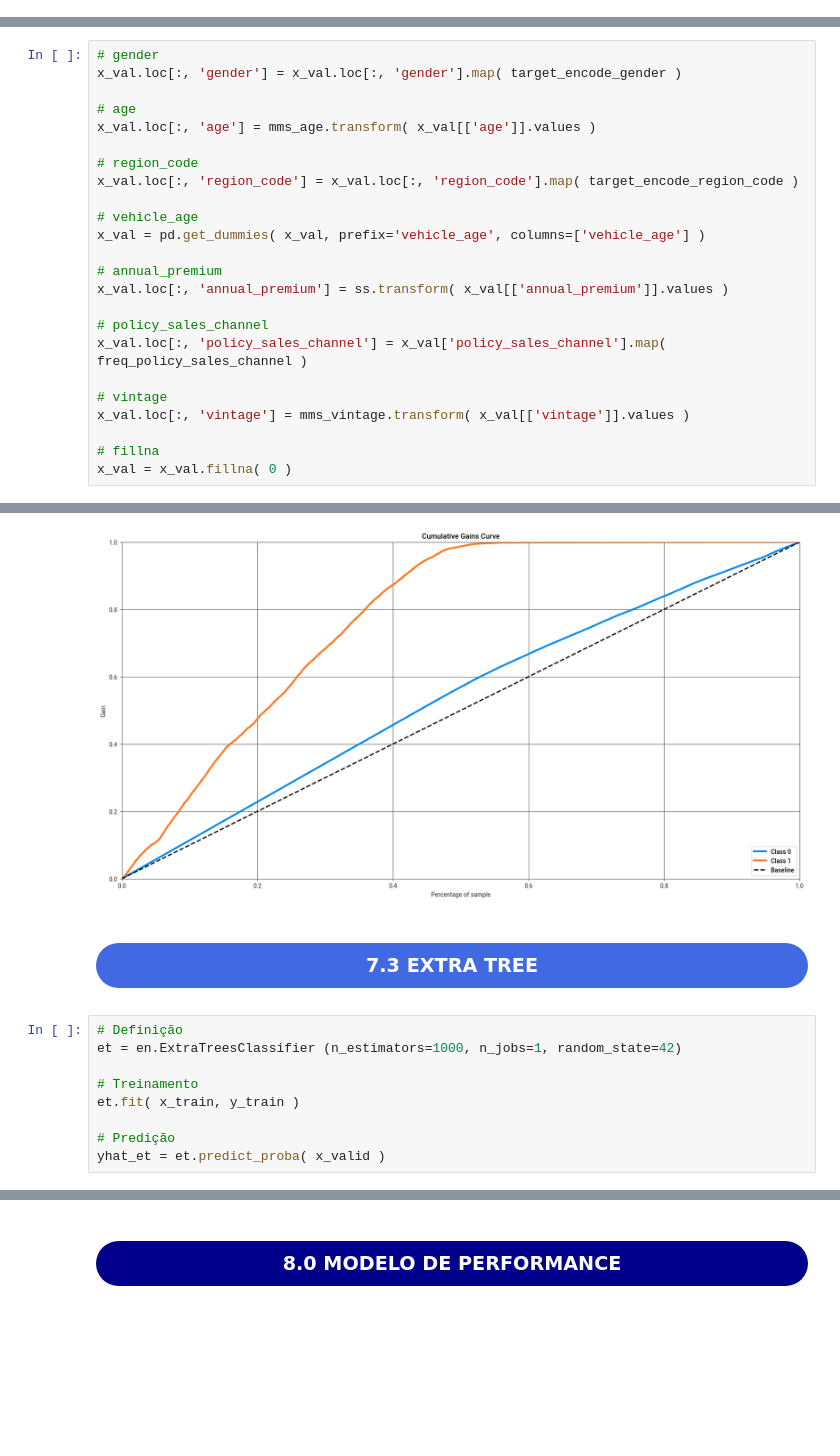
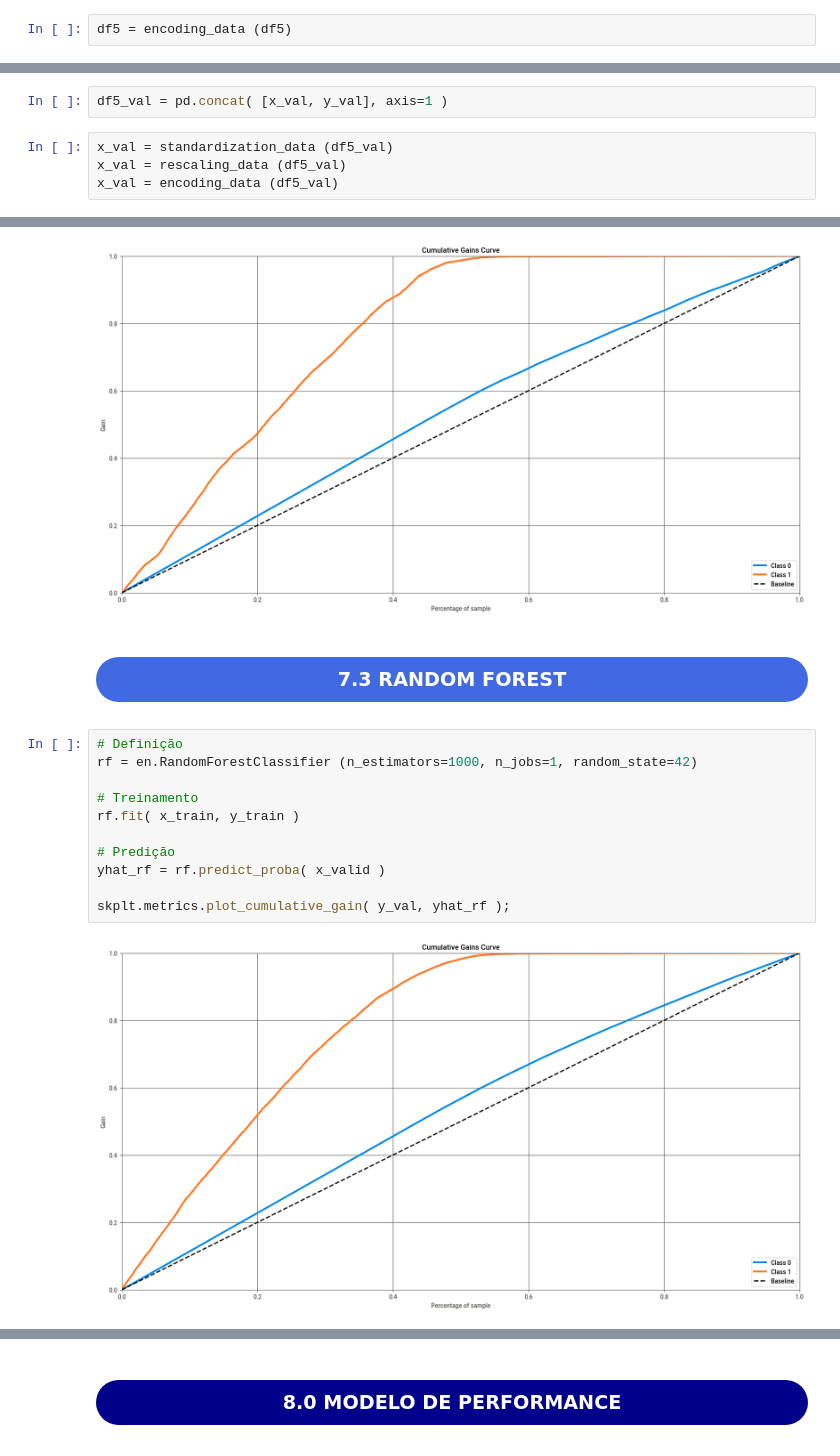
Before and after one commit to alexandrerss/health_insurance, a Jupyter notebook: notebook/PA004_v1.ipynb, the cells around one changed output, grey strips where cells are left out. Drawn from its saved outputs; the diff is of its cells as text; blank space fills up the shorter version.

```diff
--- a/notebook/PA004_v1.ipynb
+++ b/notebook/PA004_v1.ipynb
@@ -369,26 +446,10 @@ pickle.dump(freq_policy_sales_channel, open('../features/freq_policy_sales_chann
+# %%
+df5 = encoding_data (df5)
 # %% [markdown]
 ### <div style="color:red;border-radius:25px;background-color:#4169E1;letter-spacing:0.2px;overflow:hidden"><p style="padding:10px;color:white;overflow:hidden;text-align: center;margin:0;font-size:100%">5.4 Preparação dos Dados de Validação</p></div>
-# %%
-# gender
-x_val.loc[:, 'gender'] = x_val.loc[:, 'gender'].map( target_encode_gender )
-
-# age
-x_val.loc[:, 'age'] = mms_age.transform( x_val[['age']].values )
-
-# region_code
-x_val.loc[:, 'region_code'] = x_val.loc[:, 'region_code'].map( target_encode_region_code )
-
-# vehicle_age
-x_val = pd.get_dummies( x_val, prefix='vehicle_age', columns=['vehicle_age'] )
-
-# annual_premium
-x_val.loc[:, 'annual_premium'] = ss.transform( x_val[['annual_premium']].values )
-
-# policy_sales_channel
-x_val.loc[:, 'policy_sales_channel'] = x_val['policy_sales_channel'].map( freq_policy_sales_channel )
-
-# vintage
-x_val.loc[:, 'vintage'] = mms_vintage.transform( x_val[['vintage']].values )
-
-# fillna
-x_val = x_val.fillna( 0 )
+# %%
+df5_val = pd.concat( [x_val, y_val], axis=1 )
+# %%
+x_val = standardization_data (df5_val)
+x_val = rescaling_data (df5_val)
+x_val = encoding_data (df5_val)
@@ -501,13 +565,17 @@ skplt.metrics.plot_cumulative_gain( y_val, yhat_lr );
 # %% [output]
 [figure]
 # %% [markdown]
-### <div style="color:red;border-radius:25px;background-color:#4169E1;letter-spacing:0.2px;overflow:hidden"><p style="padding:10px;color:white;overflow:hidden;text-align: center;margin:0;font-size:100%">7.3 EXTRA TREE</p></div>
+### <div style="color:red;border-radius:25px;background-color:#4169E1;letter-spacing:0.2px;overflow:hidden"><p style="padding:10px;color:white;overflow:hidden;text-align: center;margin:0;font-size:100%">7.3 RANDOM FOREST</p></div>
 # %%
 # Definição
-et = en.ExtraTreesClassifier (n_estimators=1000, n_jobs=1, random_state=42)
+rf = en.RandomForestClassifier (n_estimators=1000, n_jobs=1, random_state=42)
 
 # Treinamento
-et.fit( x_train, y_train )
+rf.fit( x_train, y_train )
 
 # Predição
-yhat_et = et.predict_proba( x_valid )
+yhat_rf = rf.predict_proba( x_valid )
+
+skplt.metrics.plot_cumulative_gain( y_val, yhat_rf );
+# %% [output]
+[figure, added]
```
Also changed, not shown: parts of 28 cells of this notebook, 15 other files.
